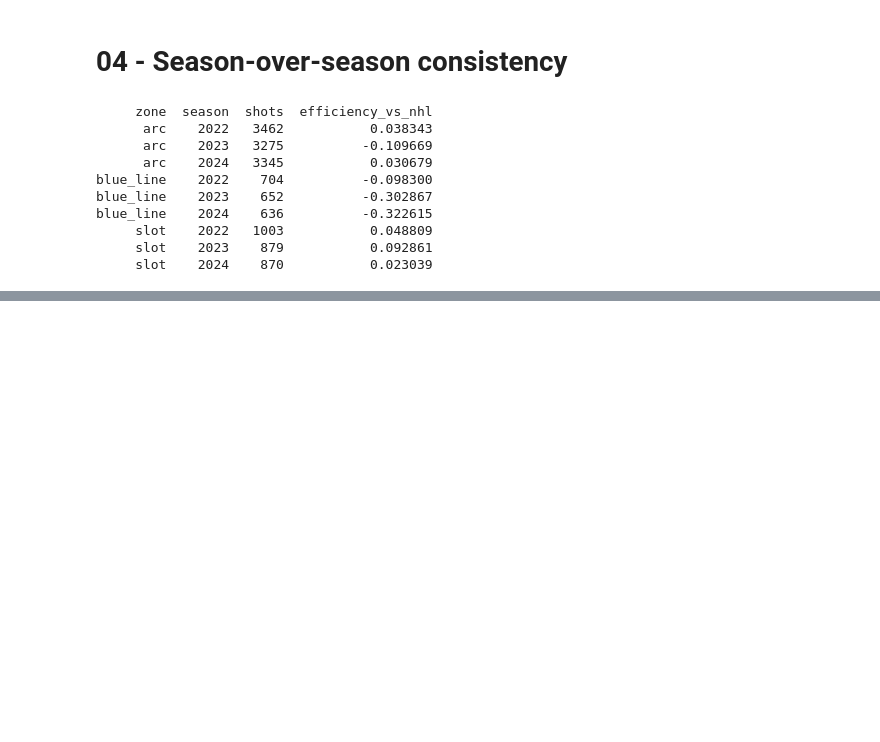
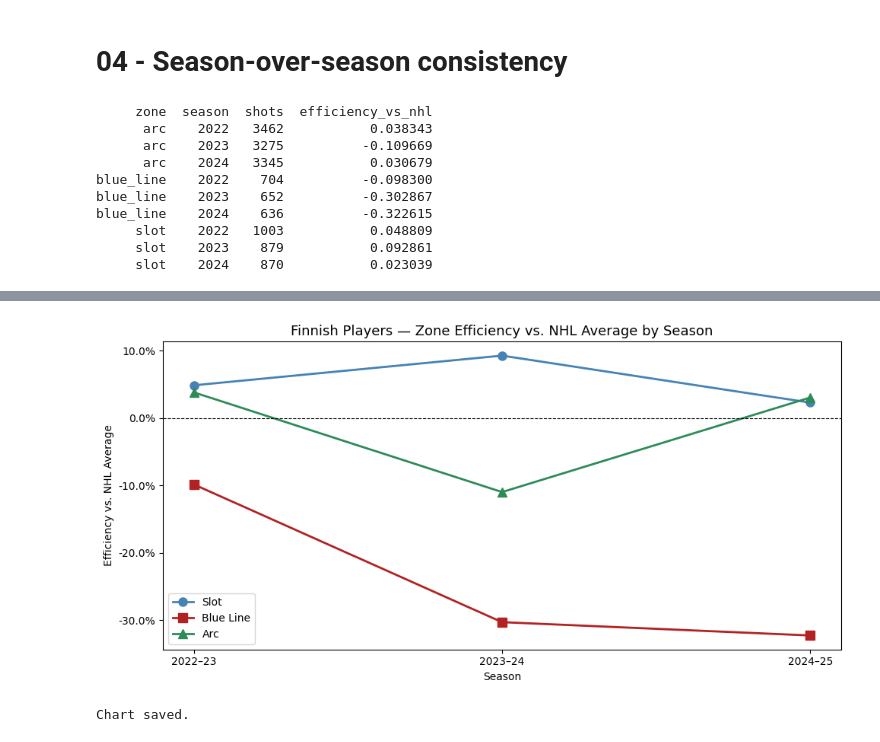
Before and after one commit to juusojf/analysis-on-finnish-nhlers-shooting-efficiency, a Jupyter notebook: notebooks/03_zone_analysis.ipynb, the cells around one changed output, grey strips where cells are left out. Saved outputs shown, nothing was run; the diff lists cells and outputs as text; code cells hidden in the pictures; blank space fills up the shorter version.

```diff
--- a/notebooks/03_zone_analysis.ipynb
+++ b/notebooks/03_zone_analysis.ipynb
@@ -204,0 +253,40 @@ blue_line    2024    636          -0.322615
+# %%
+fin_season = season_df[season_df['nationality'] == 'FIN'].copy()
+
+fig, ax = plt.subplots(figsize=(10, 5))
+
+colors = {'slot': 'steelblue', 'blue_line': 'firebrick', 'arc': 'seagreen'}
+markers = {'slot': 'o', 'blue_line': 's', 'arc': '^'}
+labels = {'slot': 'Slot', 'blue_line': 'Blue Line', 'arc': 'Arc'}
+
+season_labels = {2022: '2022–23', 2023: '2023–24', 2024: '2024–25'}
+x_positions = [0, 1, 2]
+
+for zone in ZONES:
+    zone_data = fin_season[fin_season['zone'] == zone].sort_values('season')
+    ax.plot(
+        x_positions,
+        zone_data['efficiency_vs_nhl'].values,
+        color=colors[zone],
+        marker=markers[zone],
+        linewidth=2,
+        markersize=8,
+        label=labels[zone]
+    )
+
+ax.axhline(y=0, color='black', linewidth=0.8, linestyle='--')
+ax.set_xticks(x_positions)
+ax.set_xticklabels(['2022–23', '2023–24', '2024–25'])
+ax.set_xlabel('Season')
+ax.set_ylabel('Efficiency vs. NHL Average')
+ax.set_title('Finnish Players — Zone Efficiency vs. NHL Average by Season', fontsize=13)
+ax.yaxis.set_major_formatter(plt.FuncFormatter(lambda x, _: f'{x:.1%}'))
+ax.legend()
+
+plt.tight_layout()
+plt.savefig('../visualizations/05_finnish_season_consistency.png', dpi=150)
+plt.show()
+print("Chart saved.")
+# %% [output]
+[figure, added]
+Chart saved.
```
Also changed, not shown: parts of 4 cells of this notebook, 2 other files.
